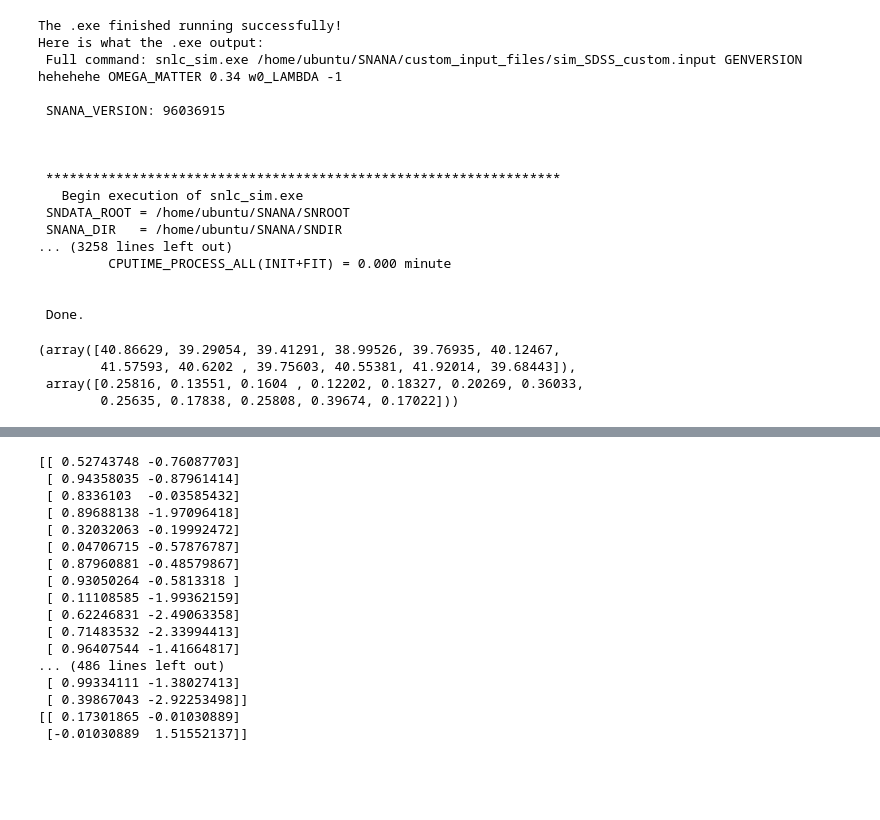
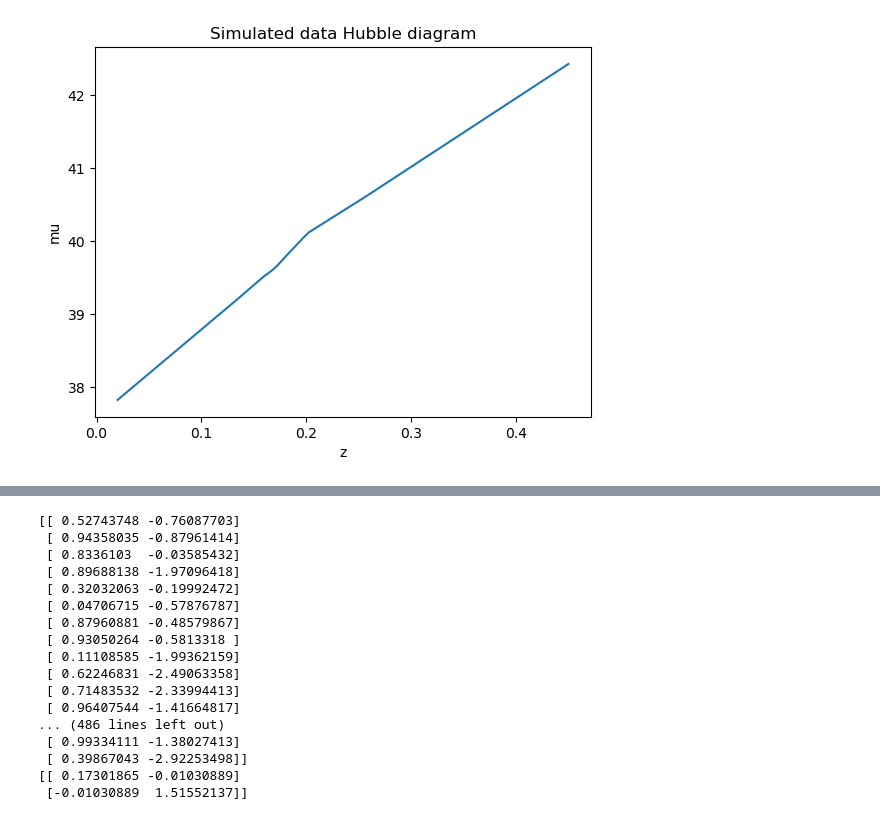
Before and after one commit to margherita-lera/SMC-ABC-for-Supernovae-Ia, a Jupyter notebook: smcabc.ipynb, the cells around one changed output, grey strips where cells are left out. Saved outputs shown, nothing was run; the diff lists cells and outputs as text; code cells hidden in the pictures; blank space fills up the shorter version.

```diff
--- a/smcabc.ipynb
+++ b/smcabc.ipynb
@@ -3,30 +3,17 @@ import numpy as np
 import matplotlib.pyplot as plt
 import funky as f
 import scipy
-# %%
-f.sim_wrapper_hubble([0.34,-1], 'hehehehe')
-# %% [output]
-The .exe finished running successfully!
-Here is what the .exe output:
- Full command: snlc_sim.exe /home/ubuntu/SNANA/custom_input_files/sim_SDSS_custom.input GENVERSION hehehehe OMEGA_MATTER 0.34 w0_LAMBDA -1
-
- SNANA_VERSION: 96036915
-
-
-
- ******************************************************************
-   Begin execution of snlc_sim.exe
- SNDATA_ROOT = /home/ubuntu/SNANA/SNROOT
- SNANA_DIR   = /home/ubuntu/SNANA/SNDIR
-... (3258 lines left out)
-         CPUTIME_PROCESS_ALL(INIT+FIT) = 0.000 minute
-
-
- Done.
-(array([40.86629, 39.29054, 39.41291, 38.99526, 39.76935, 40.12467,
-        41.57593, 40.6202 , 39.75603, 40.55381, 41.92014, 39.68443]),
- array([0.25816, 0.13551, 0.1604 , 0.12202, 0.18327, 0.20269, 0.36033,
-        0.25635, 0.17838, 0.25808, 0.39674, 0.17022]))
+# %%
+mu, zhd= f.sim_wrapper([0.34,-1],'prova')
+z_data,mu_data=(f.smoother(zhd,mu))
+
+plt.plot(z_data,mu_data)
+plt.title('Simulated data Hubble diagram')
+plt.xlabel('z')
+plt.ylabel('mu')
+plt.show()
+# %% [output]
+[figure, added]
 # %%
 # Estrazione mu e z per dati reali. Alla fine verrà una smooth curve su una
 # griglia uniforme di z.
```
Also changed, not shown: parts of 1 cell of this notebook, 1 other file.
